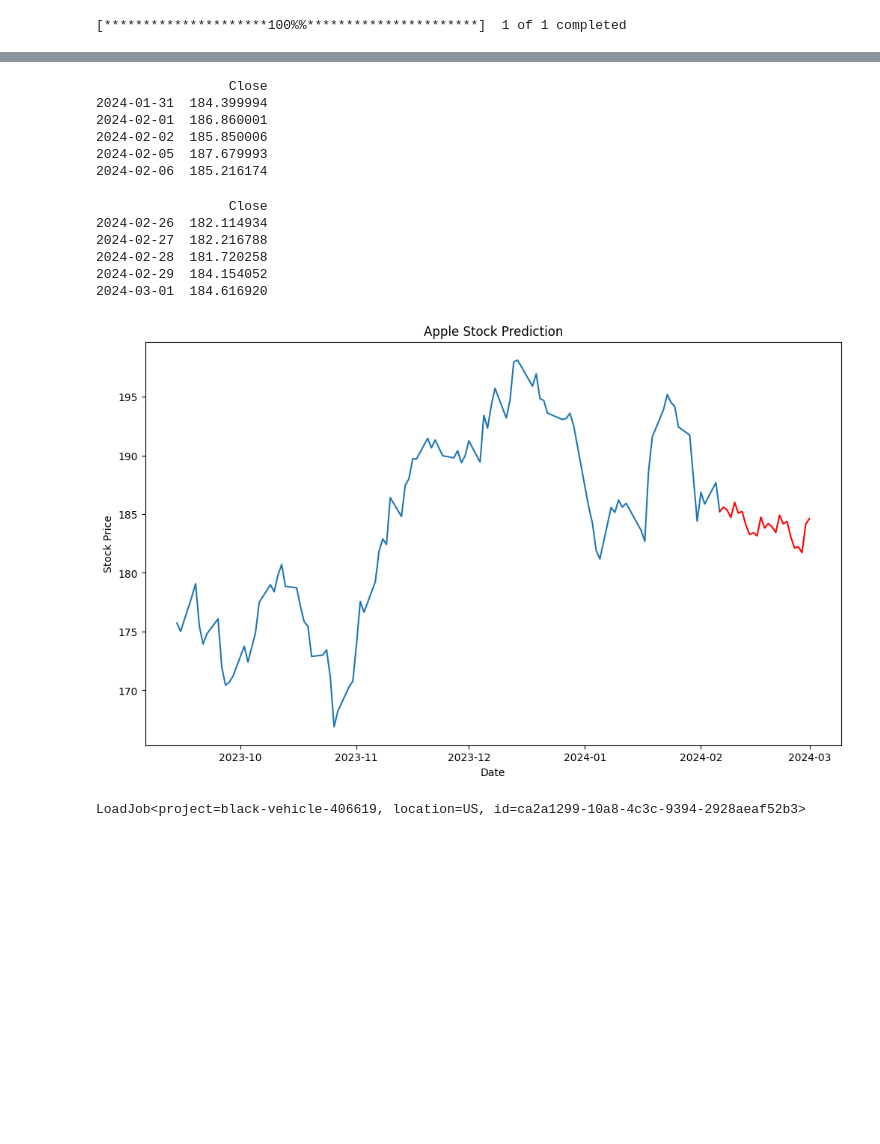
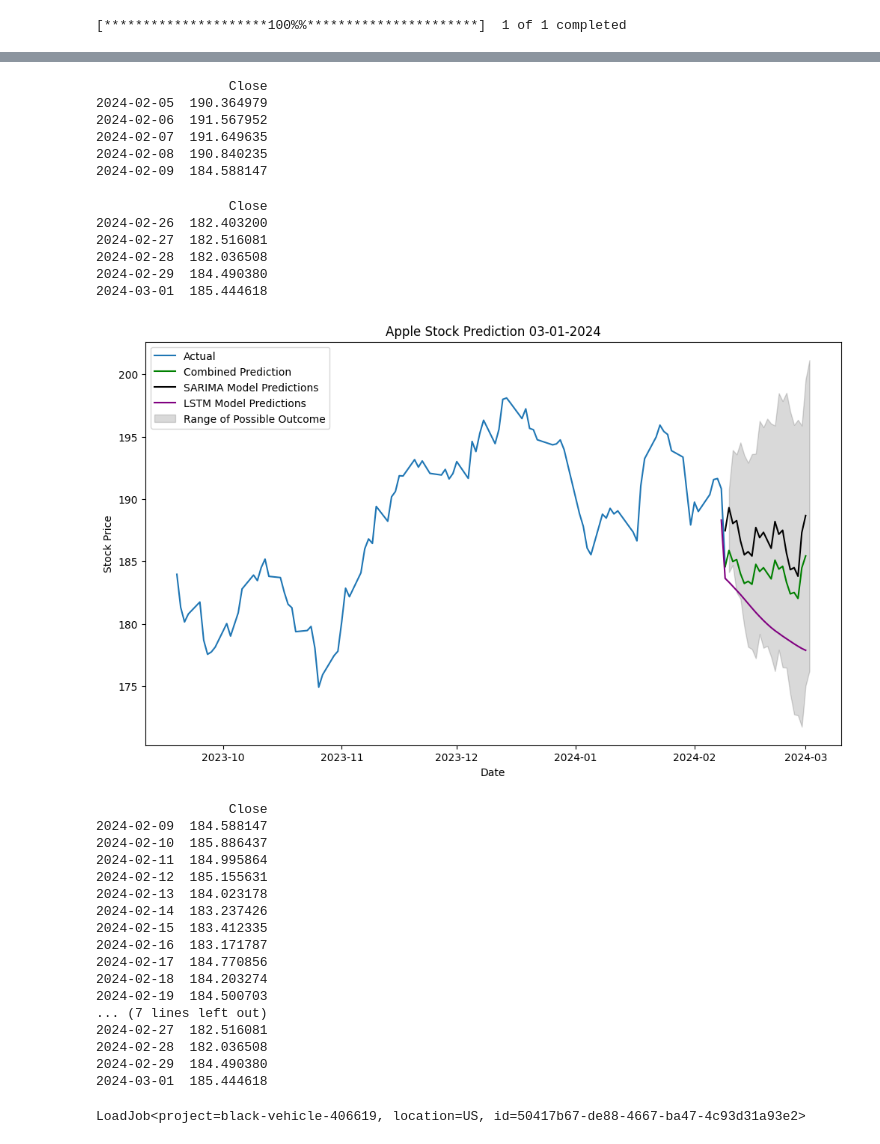
Before and after one commit to readingshapes/stock_forecasting, a Jupyter notebook: combo.ipynb, the cells around one changed output, grey strips where cells are left out. Cells and saved outputs as stored; diff of their text form; code cells hidden in the pictures; blank space fills up the shorter version.

```diff
--- a/combo.ipynb
+++ b/combo.ipynb
@@ -46,6 +46,6 @@ To enable the following instructions: AVX2 FMA, in other operations, rebuild Ten
 # %%
 apple_ticker = yf.Ticker("AAPL")
-apple_data = yf.download("AAPL", start = '2020-01-01', interval = '1d')
+apple_data = yf.download("AAPL", start = '2010-01-01', interval = '1d')
 apple_df = ss.retype(apple_data)
 
 apple_data[['stochrsi', 'macd', 'mfi']] = apple_df[['stochrsi', 'macd', 'mfi']]
@@ -267,12 +267,12 @@ def create_model(X, Y, df, data, train_test_slice, scaler):
     # randomly sets 20% of inputs to 0 to prevent overfitting
     model.add(Dropout(0.2))
     # create a connected layer with 25 output units
-    model.add(Dense(20, activation='elu'))
+    model.add(Dense(20, activation='linear'))
     model.add(Dropout(0.2))
     # create a connected layer with 10 output units
-    model.add(Dense(10))
+    model.add(Dense(10, activation='linear'))
     # create a connected layer with 1 output unit
-    model.add(Dense(1))
+    model.add(Dense(1, activation='linear'))
 
     # optimize model using stochastic gradient descent to train model
     # SGD
@@ -592,31 +582,56 @@ combined_actual, combined_prediction, combined_df_low, combined_df_high = combin
 print(combined_actual.tail())
 # %% [output]
                  Close
-2024-01-31  184.399994
-2024-02-01  186.860001
-2024-02-02  185.850006
-2024-02-05  187.679993
-2024-02-06  185.216174
+2024-02-05  190.364979
+2024-02-06  191.567952
+2024-02-07  191.649635
+2024-02-08  190.840235
+2024-02-09  184.588147
 # %%
 print(combined_prediction.tail())
 # %% [output]
                  Close
-2024-02-26  182.114934
-2024-02-27  182.216788
-2024-02-28  181.720258
-2024-02-29  184.154052
-2024-03-01  184.616920
+2024-02-26  182.403200
+2024-02-27  182.516081
+2024-02-28  182.036508
+2024-02-29  184.490380
+2024-03-01  185.444618
 # %%
 
 graph.figure(figsize=(12,7))
-graph.plot(combined_actual.tail(100), color='#1f76b4')
-graph.plot(combined_prediction, color='red')
+graph.plot(combined_actual.tail(100), color='#1f76b4', label = "Actual")
+graph.plot(combined_prediction, color='green', label = "Combined Prediction")
+graph.plot(test['Prediction'][-30:], color = 'black', label = "SARIMA Model Predictions")
+graph.plot(test_lstm['Close'][-23:], color = 'purple', label = "LSTM Model Predictions")
+graph.fill_between(combined_df_low.index,
+                combined_df_low["Low"],
+                combined_df_high["High"],
+                color='k', alpha=.15, label = "Range of Possible Outcome")
 graph.xlabel('Date')
 graph.ylabel('Stock Price')
-graph.title("Apple Stock Prediction")
+graph.legend()
+graph.title("Apple Stock Prediction 03-01-2024")
 graph.show()
+print(combined_prediction)
 # %% [output]
-[figure, old version]
+[figure, new version]
+                 Close
+2024-02-09  184.588147
+2024-02-10  185.886437
+2024-02-11  184.995864
+2024-02-12  185.155631
+2024-02-13  184.023178
+2024-02-14  183.237426
+2024-02-15  183.412335
+2024-02-16  183.171787
+2024-02-17  184.770856
+2024-02-18  184.203274
+2024-02-19  184.500703
+... (7 lines left out)
+2024-02-27  182.516081
+2024-02-28  182.036508
+2024-02-29  184.490380
+2024-03-01  185.444618
 # %%
 
 # specify google cloud project information
@@ -629,4 +644,4 @@ load_info = bigquery.LoadJobConfig(write_disposition="WRITE_TRUNCATE")
 # enter combined data load_data = client.load_table_from_dataframe(combined data, table_path, job_config=load_info)
 load_data.result()
 # %% [output]
-LoadJob<project=black-vehicle-406619, location=US, id=ca2a1299-10a8-4c3c-9394-2928aeaf52b3>
+LoadJob<project=black-vehicle-406619, location=US, id=50417b67-de88-4667-ba47-4c93d31a93e2>
```
Also changed, not shown: parts of 13 cells of this notebook, 1 other file.
